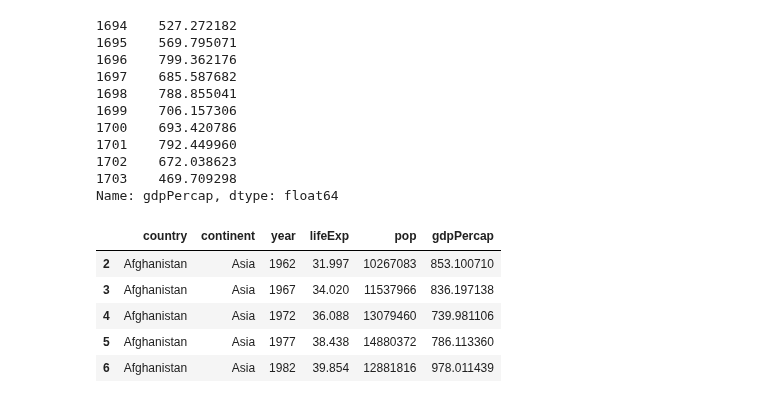
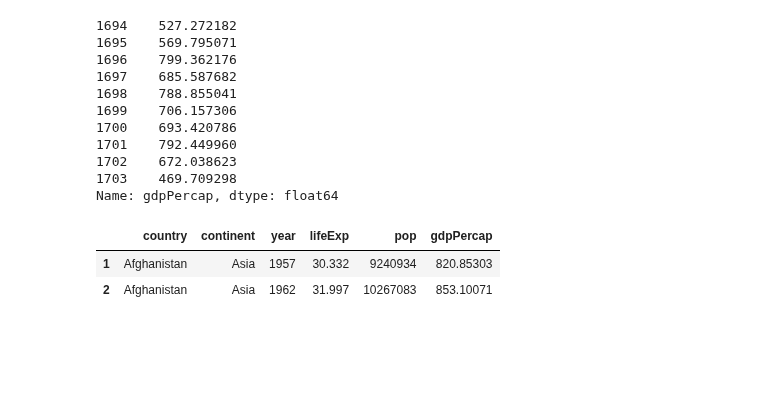
Before and after one commit to zdeik/hipython_rep, a Jupyter notebook: 13.데이터프레임연습.ipynb, the cells around one changed output. Drawn from its saved outputs; the diff is of its cells as text; code cells hidden in the pictures; blank space fills up the shorter version.

```diff
--- a/13.데이터프레임연습.ipynb
+++ b/13.데이터프레임연습.ipynb
@@ -160,12 +158,9 @@ df_gapminder.iloc[:,5].tail(10)
 Name: gdpPercap, dtype: float64
 # %%
 # range() 객체로 행/열 슬라이싱
-# df_gapminder.iloc[range(2, 7)]
-df_gapminder.iloc[range(2, 7)]
+df_gapminder.iloc[:,range(1, 3)] #열
+df_gapminder.iloc[range(1, 3),:]  # 행
 # %% [output]
 |  | country | continent | year | lifeExp | pop | gdpPercap |
-| 2 | Afghanistan | Asia | 1962 | 31.997 | 10267083 | 853.100710 |
-| 3 | Afghanistan | Asia | 1967 | 34.020 | 11537966 | 836.197138 |
-| 4 | Afghanistan | Asia | 1972 | 36.088 | 13079460 | 739.981106 |
-| 5 | Afghanistan | Asia | 1977 | 38.438 | 14880372 | 786.113360 |
-| 6 | Afghanistan | Asia | 1982 | 39.854 | 12881816 | 978.011439 |
+| 1 | Afghanistan | Asia | 1957 | 30.332 | 9240934 | 820.85303 |
+| 2 | Afghanistan | Asia | 1962 | 31.997 | 10267083 | 853.10071 |
```
Also changed, not shown: parts of 13 cells of this notebook, 8 other files.
